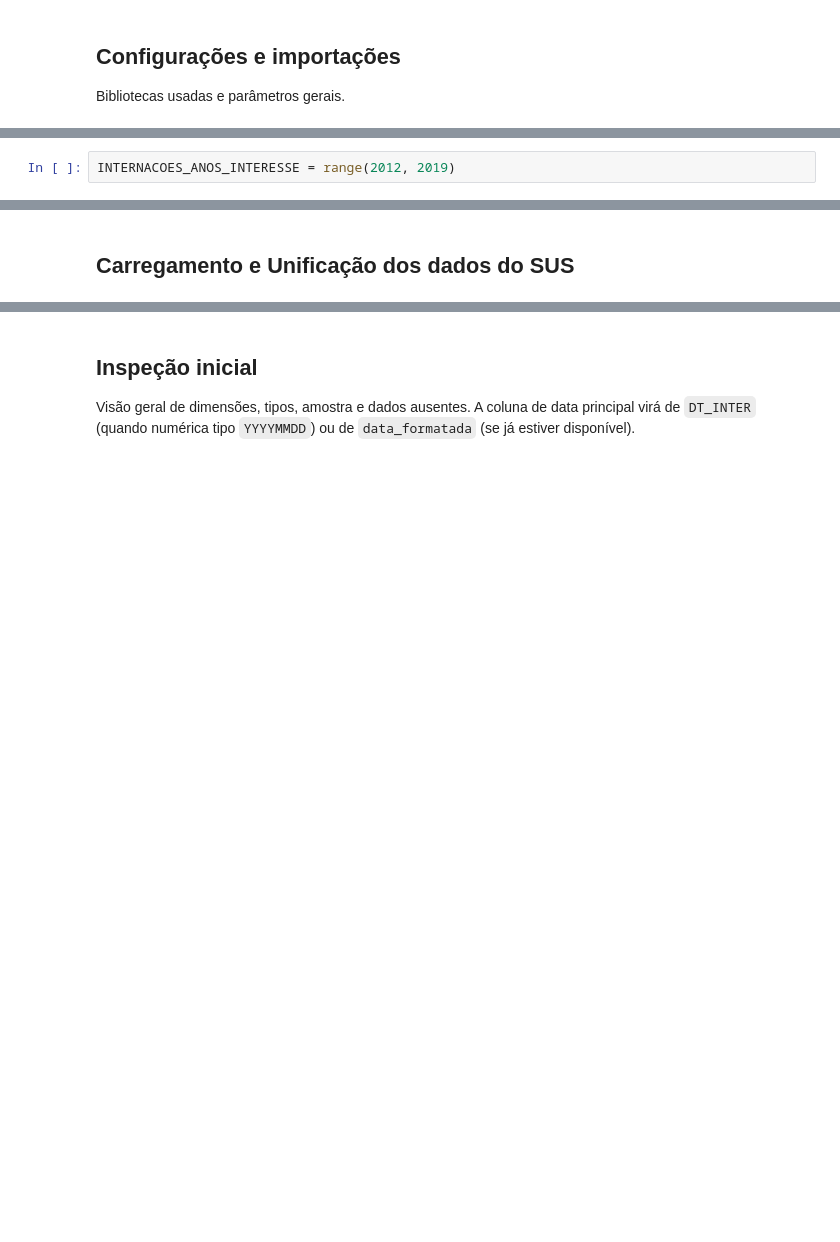
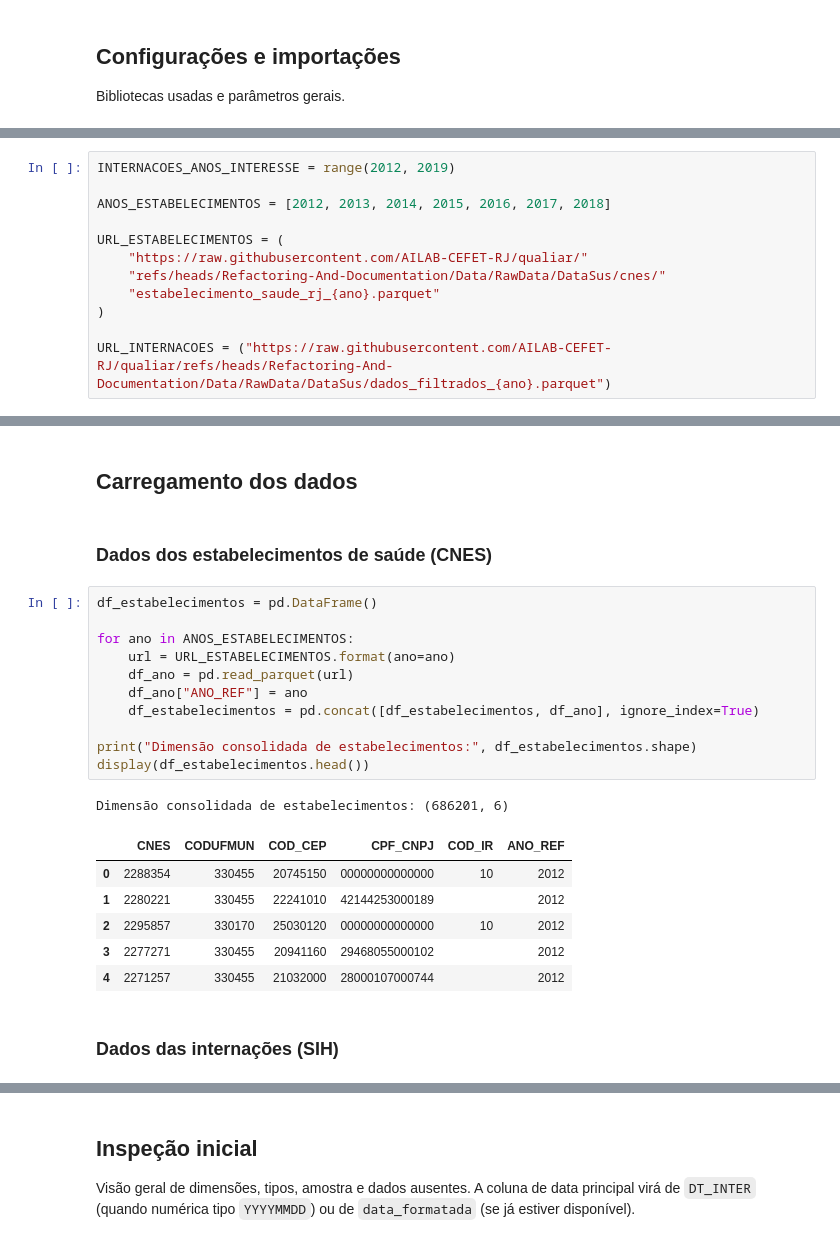
Before and after one commit to AILAB-CEFET-RJ/qualiar, a Jupyter notebook: Code/2 - TreatRawData/DataSus/treat_raw_hospitalizations.ipynb, the cells around one changed output, grey strips where cells are left out. Drawn from its saved outputs; the diff is of its cells as text; blank space fills up the shorter version.

```diff
--- a/Code/2 - TreatRawData/DataSus/treat_raw_hospitalizations.ipynb
+++ b/Code/2 - TreatRawData/DataSus/treat_raw_hospitalizations.ipynb
@@ -23,2 +23,12 @@ import matplotlib.dates as mdates
 # %%
 INTERNACOES_ANOS_INTERESSE = range(2012, 2019)
+
+ANOS_ESTABELECIMENTOS = [2012, 2013, 2014, 2015, 2016, 2017, 2018]
+
+URL_ESTABELECIMENTOS = (
+    "https://raw.githubusercontent.com/AILAB-CEFET-RJ/qualiar/"
+    "refs/heads/Refactoring-And-Documentation/Data/RawData/DataSus/cnes/"
+    "estabelecimento_saude_rj_{ano}.parquet"
+)
+
+URL_INTERNACOES = ("https://raw.githubusercontent.com/AILAB-CEFET-RJ/qualiar/refs/heads/Refactoring-And-Documentation/Data/RawData/DataSus/dados_filtrados_{ano}.parquet")
@@ -25,4 +71,27 @@ INTERNACOES_ANOS_INTERESSE = range(2012, 2019)
 # %% [markdown]
-## Carregamento e Unificação dos dados do SUS
+## Carregamento dos dados
+# %% [markdown]
+### Dados dos estabelecimentos de saúde (CNES)
+# %%
+df_estabelecimentos = pd.DataFrame()
+
+for ano in ANOS_ESTABELECIMENTOS:
+    url = URL_ESTABELECIMENTOS.format(ano=ano)
+    df_ano = pd.read_parquet(url)
+    df_ano["ANO_REF"] = ano
+    df_estabelecimentos = pd.concat([df_estabelecimentos, df_ano], ignore_index=True)
+
+print("Dimensão consolidada de estabelecimentos:", df_estabelecimentos.shape)
+display(df_estabelecimentos.head())
+# %% [output]
+Dimensão consolidada de estabelecimentos: (686201, 6)
+|  | CNES | CODUFMUN | COD_CEP | CPF_CNPJ | COD_IR | ANO_REF |
+| 0 | 2288354 | 330455 | 20745150 | 00000000000000 | 10 | 2012 |
+| 1 | 2280221 | 330455 | 22241010 | 42144253000189 |  | 2012 |
+| 2 | 2295857 | 330170 | 25030120 | 00000000000000 | 10 | 2012 |
+| 3 | 2277271 | 330455 | 20941160 | 29468055000102 |  | 2012 |
+| 4 | 2271257 | 330455 | 21032000 | 28000107000744 |  | 2012 |
+# %% [markdown]
+### Dados das internações (SIH)
 # %%
 anos = range(2012, 2026)
```
Also changed, not shown: parts of 14 cells of this notebook, 2 other files.
